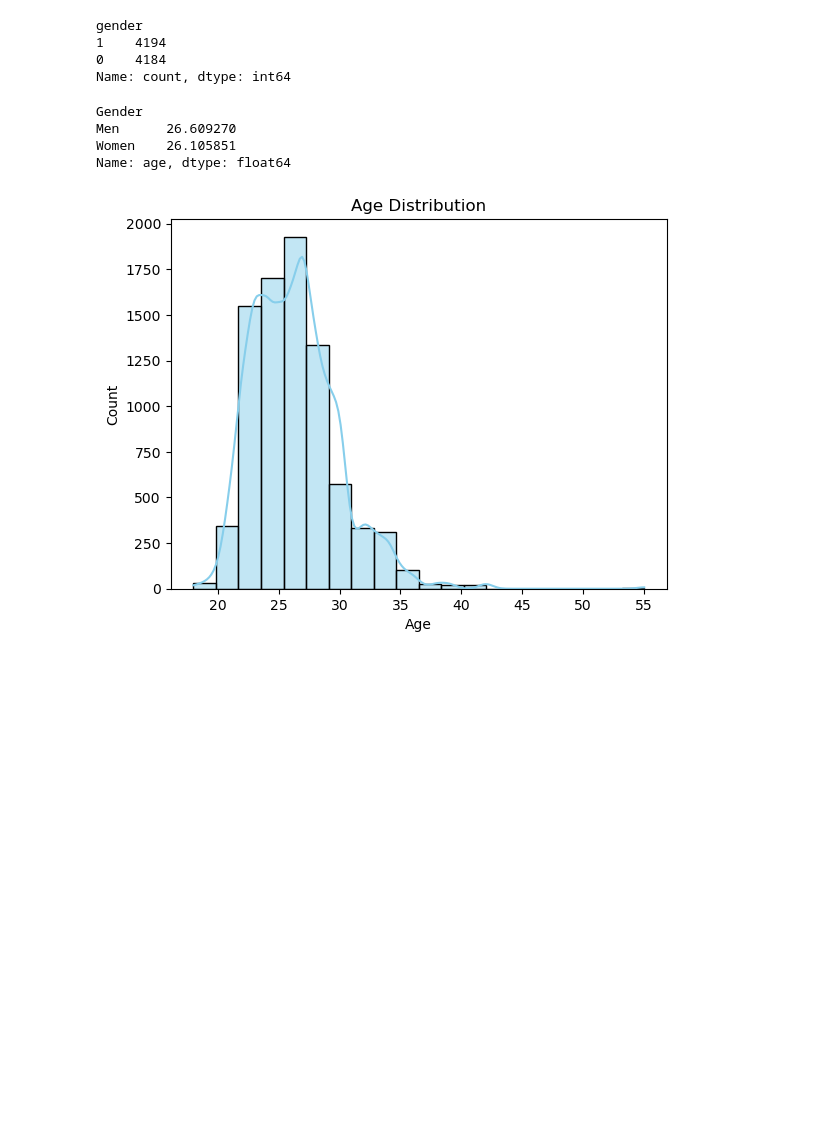
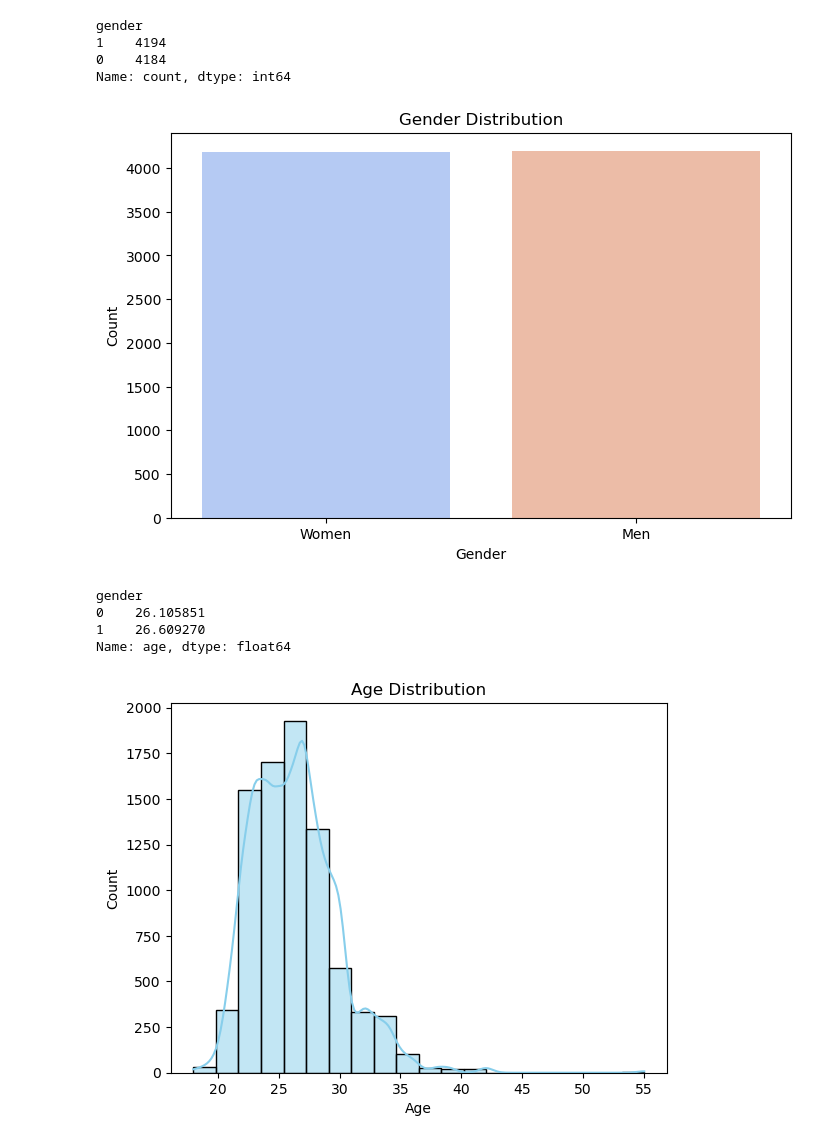
Before and after one commit to AgaHei/Speed_Dating_EDA, a Jupyter notebook: Project_Tinder_EDA.ipynb, the cells around one changed output. Cells and saved outputs as stored; diff of their text form; code cells hidden in the pictures; blank space fills up the shorter version.

Commit message:
Adding sns plots

```diff
--- a/Project_Tinder_EDA.ipynb
+++ b/Project_Tinder_EDA.ipynb
@@ -214,11 +216,28 @@ df['Gender']=df['gender'].apply(lambda x: "Women" if x==0 else
 fig = px.histogram(df, x="Gender", color="Gender", title="Gender distribution")
 fig.show()
+# %%
+# Graphical representation of distribution by "Gender" with Seaborn
+# Set figure size
+plt.figure(figsize=(8,5))
+
+# Plot gender distribution using Seaborn
+sns.countplot(data=df, x="Gender", hue="Gender", legend=False, palette="coolwarm")
+
+# Add title & labels
+plt.title("Gender Distribution")
+plt.xlabel("Gender")
+plt.ylabel("Count")
+
+# Show the plot
+plt.show()
+# %% [output]
+[figure, added]
 # %%
 # Looking closer at the average age of participants with distinction by gender
-df.groupby("Gender")["age"].mean()
+df_1.groupby("gender")["age"].mean()
 # %% [output]
-Gender
-Men      26.609270
-Women    26.105851
+gender
+0    26.105851
+1    26.609270
 Name: age, dtype: float64
 # %%
```
Also changed, not shown: parts of 19 cells of this notebook.
